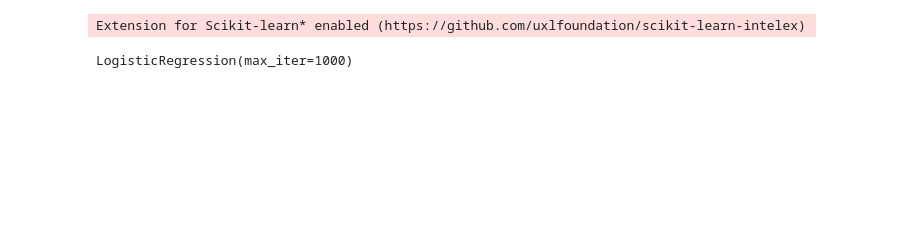
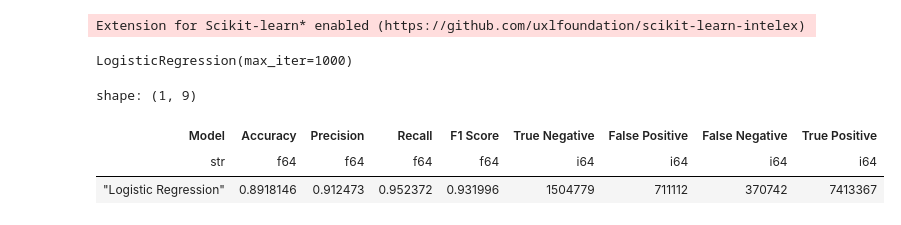
Before and after one commit to carrot2803/comp3610A3, a Jupyter notebook: 4-logistic-regression.ipynb, the cells around one changed output. Drawn from its saved outputs; the diff is of its cells as text; code cells hidden in the pictures; blank space fills up the shorter version.

```diff
--- a/4-logistic-regression.ipynb
+++ b/4-logistic-regression.ipynb
@@ -46,13 +46,32 @@ model = LogisticRegression(max_iter=1_000) # iter added to stop warning
 model.fit(X_train, y_train)
 # %% [output]
 LogisticRegression(max_iter=1000)
+# %%
+def get_metrics(y_true: np.ndarray, y_pred: np.ndarray, model_name: str) -> dict:
+    tn, fp, fn, tp = confusion_matrix(y_true, y_pred).ravel()
+    return {
+        "Model": model_name,
+        "Accuracy": accuracy_score(y_true, y_pred),
+        "Precision": precision_score(y_true, y_pred, zero_division=1),
+        "Recall": recall_score(y_true, y_pred),
+        "F1 Score": f1_score(y_true, y_pred),
+        "True Negative": tn,
+        "False Positive": fp,
+        "False Negative": fn,
+        "True Positive": tp,
+    }
 # %%
-# joblib.dump(model, "data/logreg_tfidf.pkl")
+joblib.dump(model, "data/logreg_tfidf.pkl")
 y_pred: np.ndarray = model.predict(X_test)
 metrics: dict = get_metrics(y_test, y_pred, "Logistic Regression")
 
-# result = pl.DataFrame([metrics])
-# result
 # F1= 0.919511
-f1_score(y_test, y_pred, 1)
+# f1_score(y_test, y_pred)
+result = pl.DataFrame([metrics])
+result
+# %% [output]
+shape: (1, 9)
+| Model | Accuracy | Precision | Recall | F1 Score | True Negative | False Positive | False Negative | True Positive |
+| str | f64 | f64 | f64 | f64 | i64 | i64 | i64 | i64 |
+| "Logistic Regression" | 0.8918146 | 0.912473 | 0.952372 | 0.931996 | 1504779 | 711112 | 370742 | 7413367 |
 # %%
```
Also changed, not shown: parts of 1 cell of this notebook, 4 other files.
